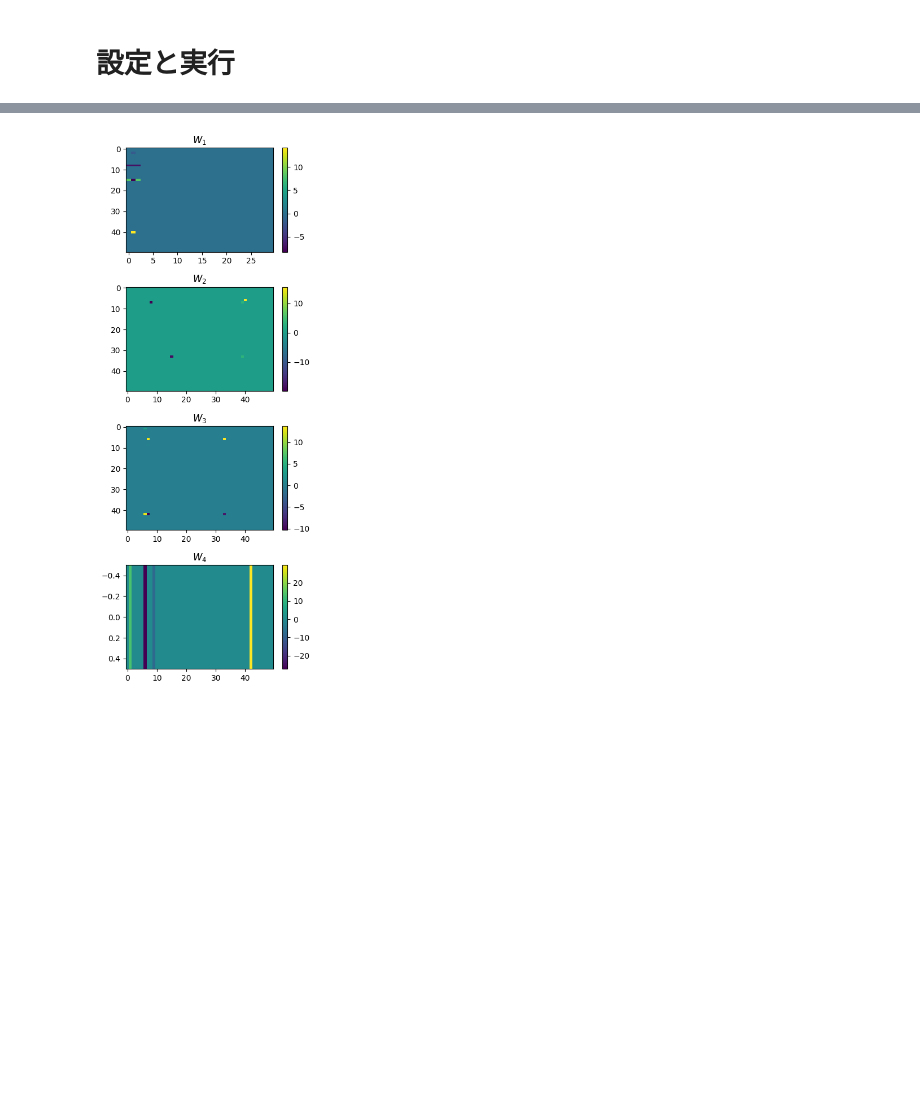
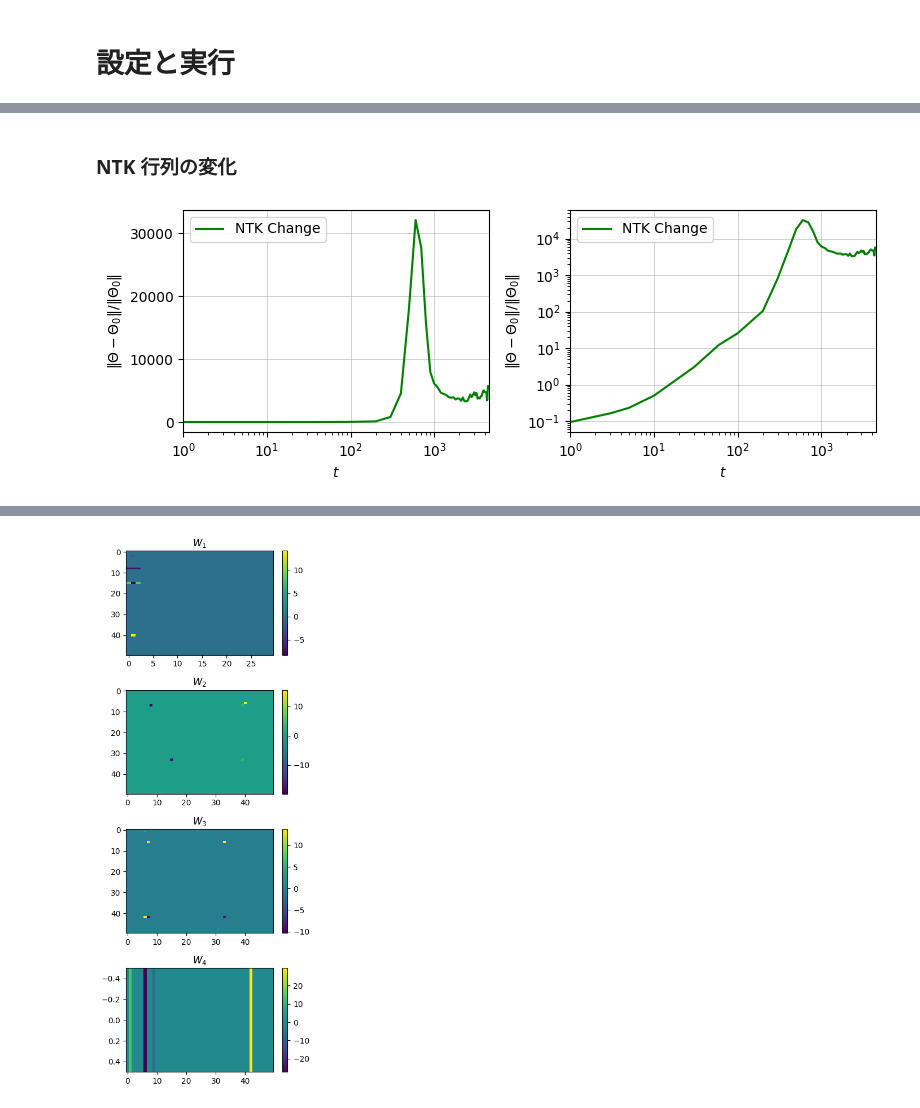
Before and after one commit to kodai-utsunomiya/memorization-and-generalization, a Jupyter notebook: numerical_experiments/1_reimplementation.ipynb, the cells around one changed output, grey strips where cells are left out. Saved outputs shown, nothing was run; the diff lists cells and outputs as text; code cells hidden in the pictures; blank space fills up the shorter version.

```diff
--- a/numerical_experiments/1_reimplementation.ipynb
+++ b/numerical_experiments/1_reimplementation.ipynb
@@ -720,0 +765,67 @@ plot_metrics(metrics)
+# %% [markdown]
+### NTK 行列の変化
+# %%
+import matplotlib.pyplot as plt
+import json
+import os
+
+def load_metrics_from_last_result_dir(checkpoint_dir):
+    # metrics.jsonの読み込み
+    metrics_file = os.path.join(checkpoint_dir, 'metrics.json')
+    if not os.path.exists(metrics_file):
+        raise FileNotFoundError('No metrics file found.')
+
+    with open(metrics_file, 'r') as f:
+        metrics = json.load(f)
+
+    return metrics
+
+def plot_ntk_change(metrics):
+    steps = []
+    ktete_changes = []
+
+    for entry in metrics:
+        if entry.get('ntk_change') is not None:
+            ntk_change = entry['ntk_change']
+            if isinstance(ntk_change, dict):
+                ktete_changes.append(ntk_change.get('ktete', None))
+            else:
+                # ntk_change が辞書でない場合
+                ktete_changes.append(None)
+            steps.append(entry['step'])
+
+    if not steps:
+        print("No NTK change data found.")
+        return
+
+    fig, axs = plt.subplots(1, 2, figsize=(8, 3))
+
+    # 通常スケール
+    axs[0].plot(steps, ktete_changes, label='NTK Change', color='green')
+    axs[0].set_xscale('log')
+    axs[0].set_xlim(1, max(steps) + 1)
+    axs[0].set_xlabel('$t$')
+    axs[0].set_ylabel('$\|\Theta - \Theta_0\| / \|\Theta_0\|$')
+    # axs[0].set_title('Relative evolution of the $\Theta(w, x_{\mathrm{test}}, x_{\mathrm{test}})$')
+    axs[0].grid(True, linestyle='-', linewidth=0.4)
+    axs[0].legend()
+
+    # 対数スケール
+    axs[1].plot(steps, ktete_changes, label='NTK Change', color='green')
+    axs[1].set_xscale('log')
+    axs[1].set_yscale('log')
+    axs[1].set_xlim(1, max(steps) + 1)
+    axs[1].set_xlabel('$t$')
+    axs[1].set_ylabel('$\|\Theta - \Theta_0\| / \|\Theta_0\|$')
+    # axs[1].set_title('Relative evolution of the $\Theta(w, x_{\mathrm{test}}, x_{\mathrm{test}})$')
+    axs[1].grid(True, linestyle='-', linewidth=0.4)
+    axs[1].legend()
+
+    plt.tight_layout()
+    plt.show()
+
+checkpoint_dir = 'test01'
+metrics = load_metrics_from_last_result_dir(checkpoint_dir)
+plot_ntk_change(metrics)
+# %% [output]
+[figure, added]
```
Also changed, not shown: parts of 8 cells of this notebook.
